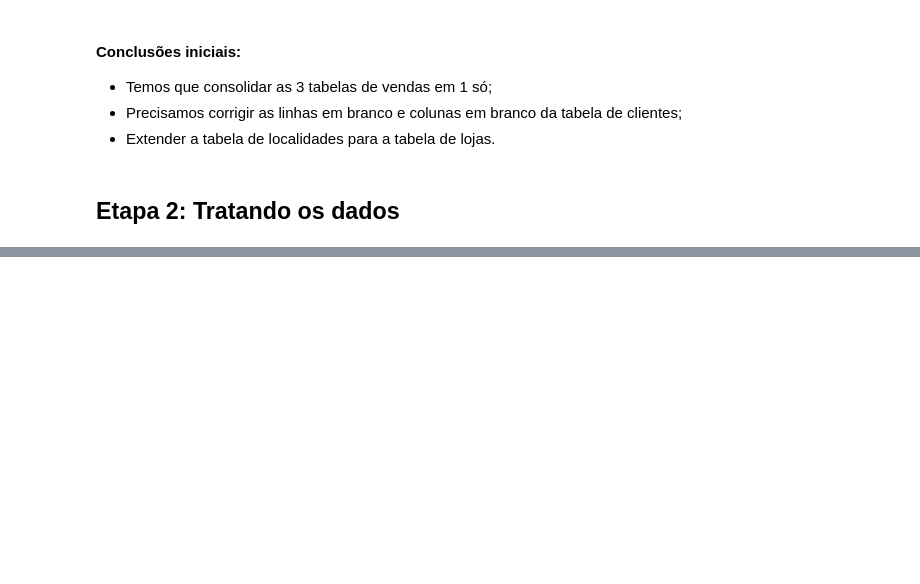
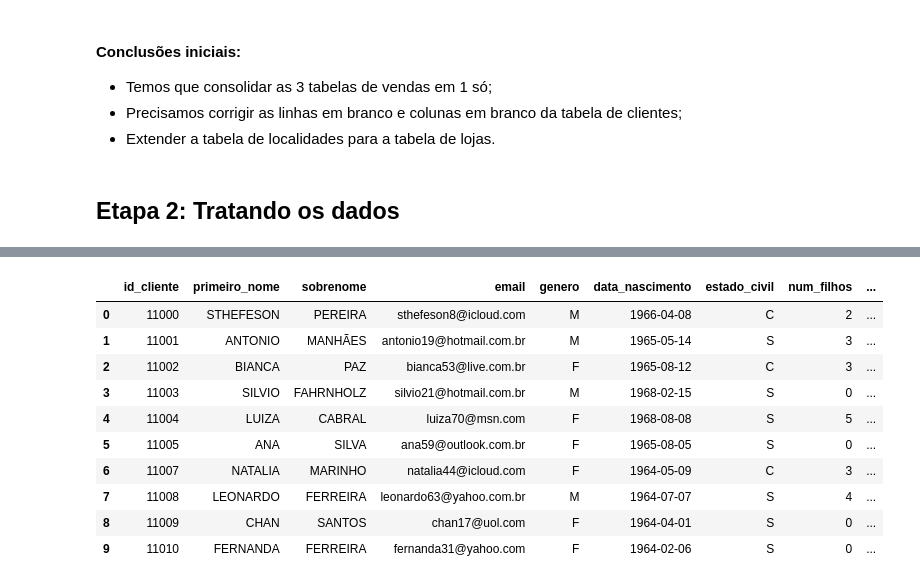
Before and after one commit to Marcelo-Kimura-Data/Projeto_01_Pipeline_CSV_SQL, a Jupyter notebook: Script_Projeto.ipynb, the cells around one changed output, grey strips where cells are left out. Saved outputs shown, nothing was run; the diff lists cells and outputs as text; code cells hidden in the pictures; blank space fills up the shorter version.

```diff
--- a/Script_Projeto.ipynb
+++ b/Script_Projeto.ipynb
@@ -223,0 +337,27 @@ memory usage: 16.2+ KB
+# %%
+df_clientes['Data Nascimento'] = pd.to_datetime(df_clientes['Data Nascimento'], errors='coerce')
+# %%
+def padroniza_colunas(df):
+    df.columns = (
+        df.columns
+        .str.strip()
+        .str.lower()
+        .str.replace(' ', '_')
+        .str.replace(r'[^\w]', '', regex=True)
+    )
+    return df
+# %%
+df_clientes = padroniza_colunas(df_clientes)
+df_clientes.head(10)
+# %% [output]
+|  | id_cliente | primeiro_nome | sobrenome | email | genero | data_nascimento | estado_civil | num_filhos | ... |
+| 0 | 11000 | STHEFESON | PEREIRA | sthefeson8@icloud.com | M | 1966-04-08 | C | 2 | ... |
+| 1 | 11001 | ANTONIO | MANHÃES | antonio19@hotmail.com.br | M | 1965-05-14 | S | 3 | ... |
+| 2 | 11002 | BIANCA | PAZ | bianca53@live.com.br | F | 1965-08-12 | C | 3 | ... |
+| 3 | 11003 | SILVIO | FAHRNHOLZ | silvio21@hotmail.com.br | M | 1968-02-15 | S | 0 | ... |
+| 4 | 11004 | LUIZA | CABRAL | luiza70@msn.com | F | 1968-08-08 | S | 5 | ... |
+| 5 | 11005 | ANA | SILVA | ana59@outlook.com.br | F | 1965-08-05 | S | 0 | ... |
+| 6 | 11007 | NATALIA | MARINHO | natalia44@icloud.com | F | 1964-05-09 | C | 3 | ... |
+| 7 | 11008 | LEONARDO | FERREIRA | leonardo63@yahoo.com.br | M | 1964-07-07 | S | 4 | ... |
+| 8 | 11009 | CHAN | SANTOS | chan17@uol.com | F | 1964-04-01 | S | 0 | ... |
+| 9 | 11010 | FERNANDA | FERREIRA | fernanda31@yahoo.com | F | 1964-02-06 | S | 0 | ... |
```
Also changed, not shown: parts of 15 cells of this notebook.
